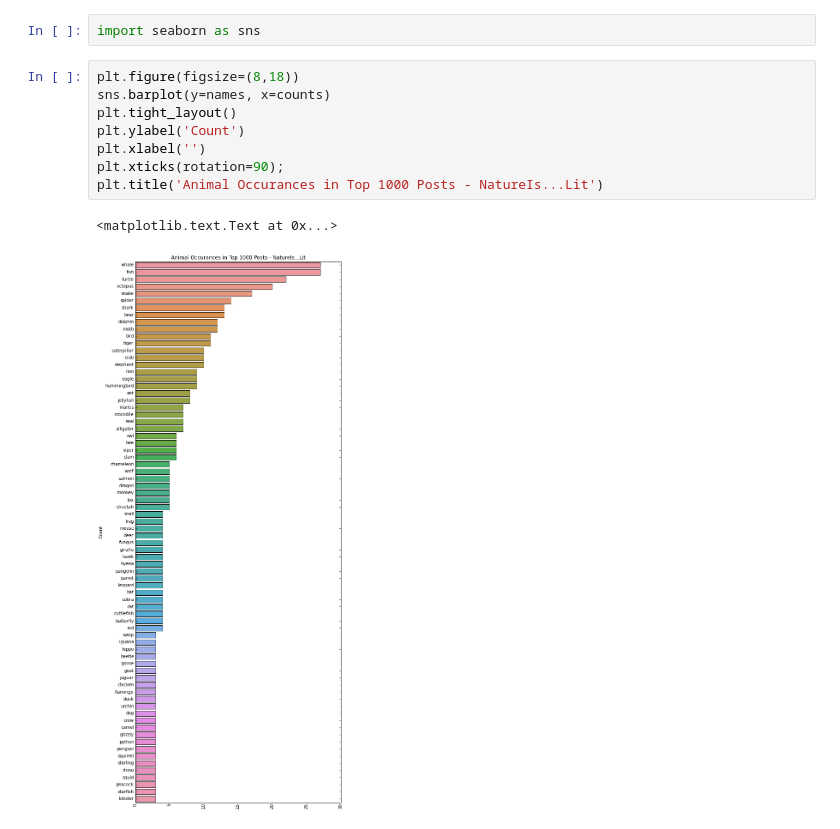
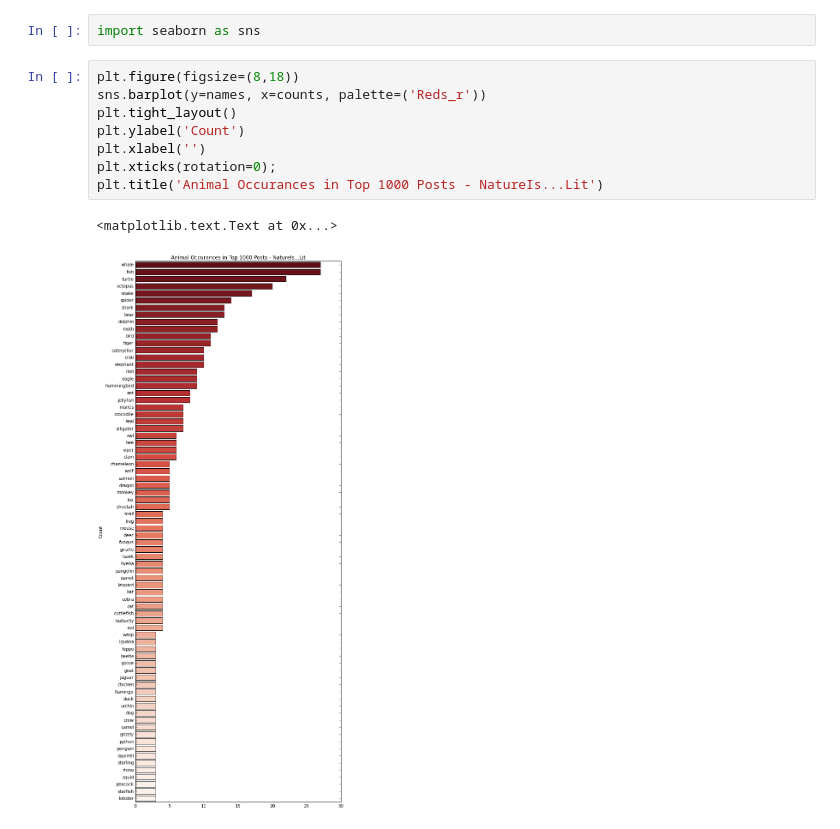
Before and after one commit to jayleww/SubReds, a Jupyter notebook: Subreddit Title Investigation.ipynb, the cells around one changed output. Cells and saved outputs as stored; diff of their text form.

```diff
--- a/Subreddit Title Investigation.ipynb
+++ b/Subreddit Title Investigation.ipynb
@@ -95,12 +95,12 @@ counts = list(group.values)
 import seaborn as sns
 # %%
 plt.figure(figsize=(8,18))
-sns.barplot(y=names, x=counts)
+sns.barplot(y=names, x=counts, palette=('Reds_r'))
 plt.tight_layout()
 plt.ylabel('Count')
 plt.xlabel('')
-plt.xticks(rotation=90);
+plt.xticks(rotation=0);
 plt.title('Animal Occurances in Top 1000 Posts - NatureIs...Lit')
 # %% [output]
 <matplotlib.text.Text at 0x...>
-[figure, old version]
+[figure, new version]
```
Also changed, not shown: parts of 5 cells of this notebook.
